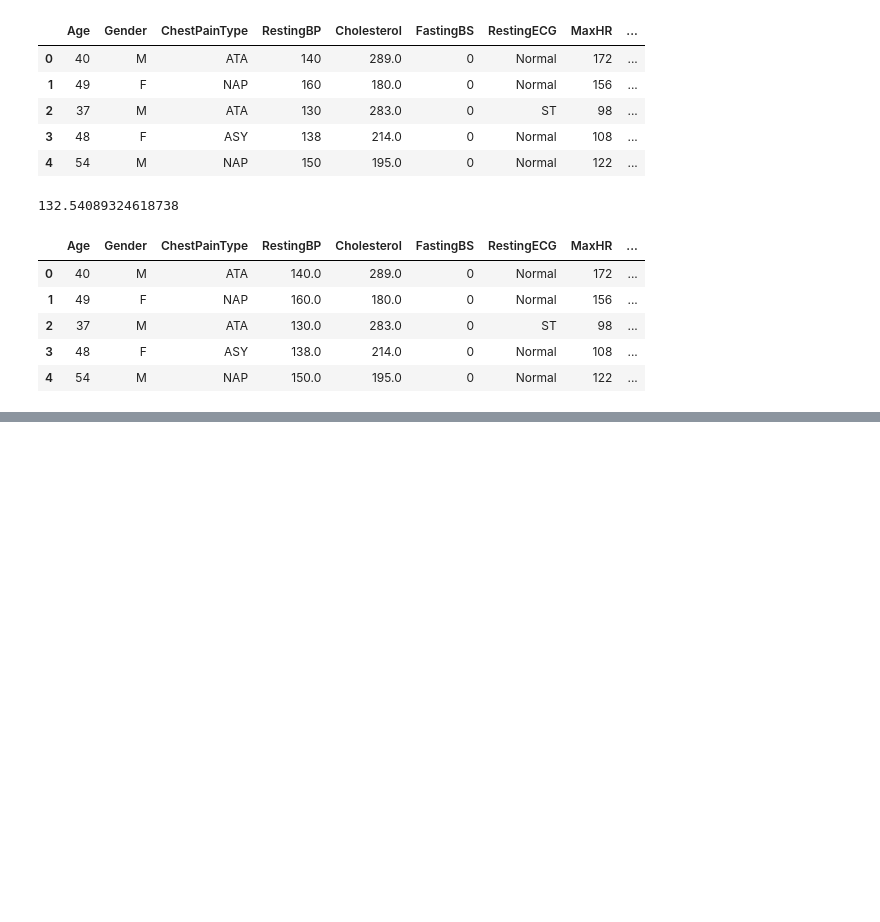
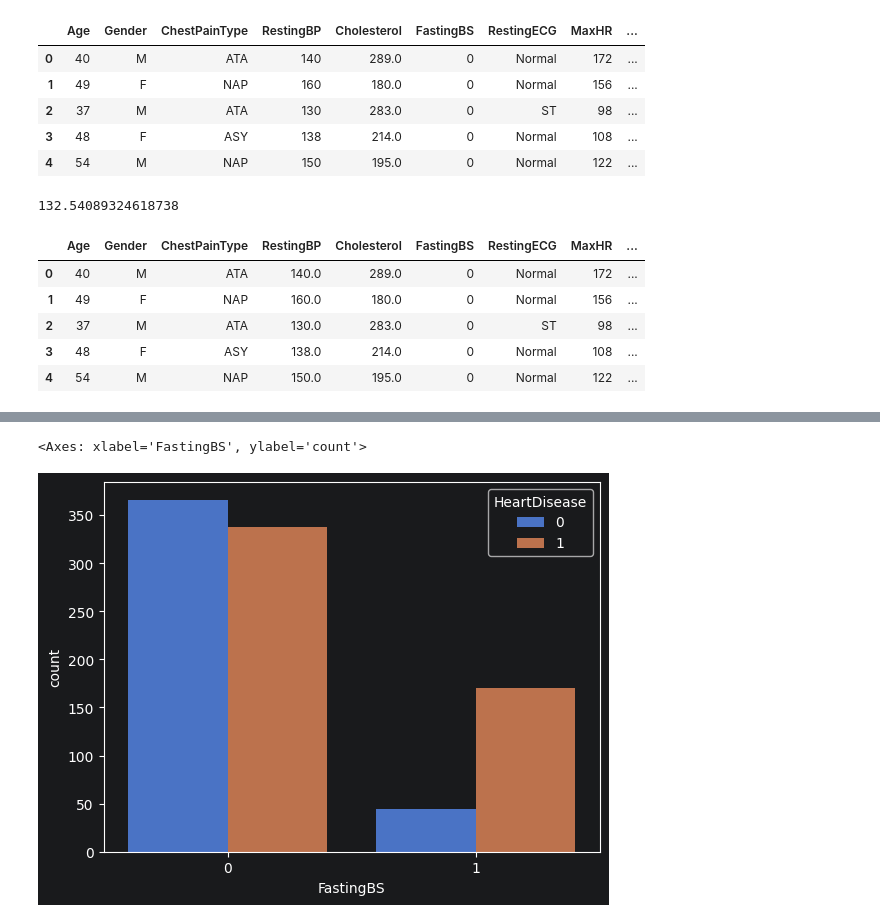
Before and after one commit to Zafar-Ashfak/Machine-Learning, a Jupyter notebook: heart.ipynb, the cells around one changed output, grey strips where cells are left out. Saved outputs shown, nothing was run; the diff lists cells and outputs as text; code cells hidden in the pictures; blank space fills up the shorter version.

```diff
--- a/heart.ipynb
+++ b/heart.ipynb
@@ -174,0 +212,5 @@ df.head()
+# %%
+sb.countplot(x=df['FastingBS'], hue=df['HeartDisease'])
+# %% [output]
+<Axes: xlabel='FastingBS', ylabel='count'>
+[figure, added]
```
Also changed, not shown: parts of 5 cells of this notebook.
